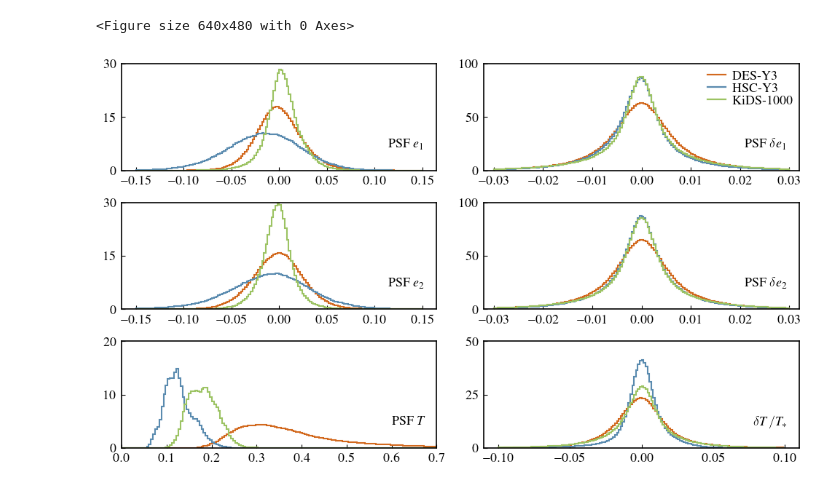
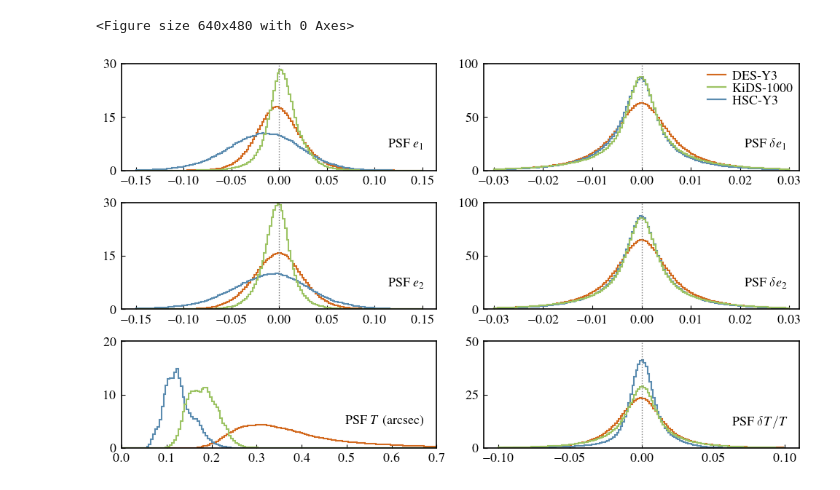
Before and after one commit to LSSTDESC/nulltests_txpipe, a Jupyter notebook: paper_plots/Fig3/PSFHistogramPlot.ipynb, the cells around one changed output. Saved outputs shown, nothing was run; the diff lists cells and outputs as text; code cells hidden in the pictures.

```diff
--- a/paper_plots/Fig3/PSFHistogramPlot.ipynb
+++ b/paper_plots/Fig3/PSFHistogramPlot.ipynb
@@ -46,7 +46,7 @@ ax0 = plt.subplot(gs[0])
 ax0.hist((desy3_s['stars/model_e1'][:]),bins=150,range=[-0.15,0.15],histtype='step',color=descol,density=True,lw=1.5)
 ax0.hist((2*hscy3_s['stars/model_e1'][:]),bins=150,range=[-0.15,0.15],histtype='step',color=hsccol,density=True,lw=1.5)
 ax0.hist((kids_s['stars/model_e1'][:]),bins=150,range=[-0.15,0.15],histtype='step',color=kidscol,density=True,lw=1.5)
-
+ax0.plot([0,0],[0,30], color='grey', lw=1, ls=':')
 ax0.set_ylim(0,30)
 ax0.text(0.96,0.3,r'{\rm PSF}\ $e_{1}$',transform=ax0.transAxes,ha='right',va='top',size=13)
 ax0.tick_params(axis="both",which='both',direction="in")
@@ -58,8 +58,9 @@ ax1.hist((desy3_s['stars/measured_e1'][:]- desy3_s['stars/model_e1'][:]),bins=15
 ax1.hist((2*hscy3_s['stars/measured_e1'][:]- 2*hscy3_s['stars/model_e1'][:]),bins=150,range=[-0.03,0.03],histtype='step',color=hsccol,density=True,lw=1.5)
 ax1.hist((kids_s['stars/measured_e1'][:]- kids_s['stars/model_e1'][:]),bins=150,range=[-0.03,0.03],histtype='step',color=kidscol,density=True,lw=1.5)
 ax1.plot(np.linspace(-1000,-1001,3),color=descol,lw=1.6,label='DES-Y3')
+ax1.plot(np.linspace(-1000,-1001,3),color=kidscol,lw=1.6,label='KiDS-1000')
 ax1.plot(np.linspace(-1000,-1001,3),color=hsccol,lw=1.6,label='HSC-Y3')
-ax1.plot(np.linspace(-1000,-1001,3),color=kidscol,lw=1.6,label='KiDS-1000')
+ax1.plot([0,0],[0,100], color='grey', lw=1, ls=':')
 ax1.set_xlim(-0.032,0.032)
 ax1.set_ylim(0,100)
 ax1.legend(frameon=False,loc = 'upper right', labelspacing=0.03,ncol=1,handletextpad=0.5,columnspacing=0.2,handlelength=1.4,borderaxespad=0.1)
@@ -72,6 +73,7 @@ ax2 = plt.subplot(gs[2])
 ax2.hist((desy3_s['stars/model_e2'][:]),bins=150,range=[-0.15,0.15],histtype='step',color=descol,density=True,lw=1.5)
 ax2.hist((-2*hscy3_s['stars/model_e2'][:]),bins=150,range=[-0.15,0.15],histtype='step',color=hsccol,density=True,lw=1.5)
 ax2.hist((kids_s['stars/model_e2'][:]),bins=150,range=[-0.15,0.15],histtype='step',color=kidscol,density=True,lw=1.5)
+ax2.plot([0,0],[0,30], color='grey', lw=1, ls=':')
 ax2.set_ylim(0,30)
 ax2.text(0.96,0.3,r'${\rm PSF}\ e_{2}$',transform=ax2.transAxes,ha='right',va='top',size=13)
 ax2.tick_params(axis="both",which='both',direction="in")
@@ -83,6 +85,7 @@ ax3.hist((desy3_s['stars/measured_e2'][:]- desy3_s['stars/model_e2'][:]),bins=15
 ax3.hist((-2*hscy3_s['stars/measured_e2'][:]+ 2*hscy3_s['stars/model_e2'][:]),bins=150,range=[-0.03,0.03],histtype='step',color=hsccol,density=True,lw=1.5)
 ax3.hist((kids_s['stars/measured_e2'][:]- kids_s['stars/model_e2'][:]),bins=150,range=[-0.03,0.03],histtype='step',color=kidscol,density=True,lw=1.5)
 ax3.set_xlim(-0.032,0.032)
+ax3.plot([0,0],[0,100], color='grey', lw=1, ls=':')
 ax3.set_ylim(0,100)
 ax3.text(0.96,0.3,r'${\rm PSF}\ \delta e_{2}$',transform=ax3.transAxes,ha='right',va='top',size=13)
 ax3.tick_params(axis="both",which='both',direction="in")
@@ -95,33 +98,34 @@ ax4.hist(hscy3_s['stars/model_T'][:],bins=150,range=[0,0.7],histtype='step',colo
 ax4.hist(kids_s['stars/model_T'][:],bins=150,range=[0,0.7],histtype='step',color=kidscol,density=True,lw=1.5)
 ax4.set_xlim(0,0.7)
 ax4.set_ylim(0,20)
-ax4.text(0.96,0.3,r'${\rm PSF}\ T$',transform=ax4.transAxes,ha='right',va='top',size=13)
+ax4.text(0.96,0.3,r'${\rm PSF}\ T$ (arcsec)',transform=ax4.transAxes,ha='right',va='top',size=13)
 ax4.tick_params(axis="both",which='both',direction="in")
 ax4.tick_params(axis='both', which='major', pad=5)
 ax4.set_yticks([0,10,20])
 
 ax5 = plt.subplot(gs[5])
 ax5.hist((desy3_s['stars/measured_T'][:]- desy3_s['stars/model_T'][:])/desy3_s['stars/measured_T'][:],bins=150,range=[-0.1,0.1],histtype='step',color=descol,density=True,lw=1.5)
 ax5.hist((hscy3_s['stars/measured_T'][:]- hscy3_s['stars/model_T'][:])/hscy3_s['stars/measured_T'][:],bins=150,range=[-0.1,0.1],histtype='step',color=hsccol,density=True,lw=1.5)
 ax5.hist((kids_s['stars/measured_T'][:]- kids_s['stars/model_T'][:])/kids_s['stars/measured_T'][:],bins=150,range=[-0.1,0.1],histtype='step',color=kidscol,density=True,lw=1.5)
 ax5.set_xlim(-0.11,0.11)
 ax5.set_ylim(0,50)
-ax5.text(0.96,0.3,r'$\delta T/ T_{\rm *}$',transform=ax5.transAxes,ha='right',va='top',size=13)
+ax5.plot([0,0],[0,50], color='grey', lw=1, ls=':')
+ax5.text(0.96,0.3,r'${\rm PSF}\ \delta T/ T$',transform=ax5.transAxes,ha='right',va='top',size=13)
 ax5.tick_params(axis="both",which='both',direction="in")
 ax5.tick_params(axis='both', which='major', pad=5)
 ax5.set_yticks([0,25,50])
 
 
 for axis in ['top','bottom','left','right']:
     ax0.spines[axis].set_linewidth(1.2)
     ax1.spines[axis].set_linewidth(1.2)
     ax2.spines[axis].set_linewidth(1.2)
     ax3.spines[axis].set_linewidth(1.2)
     ax4.spines[axis].set_linewidth(1.2)
     ax5.spines[axis].set_linewidth(1.2)
 
 
 plt.savefig('psf_histograms.pdf',dpi=200)
 # %% [output]
 <Figure size 640x480 with 0 Axes>
-[figure, old version]
+[figure, new version]
```
Also changed, not shown: parts of 1 cell of this notebook, 4 other files.
